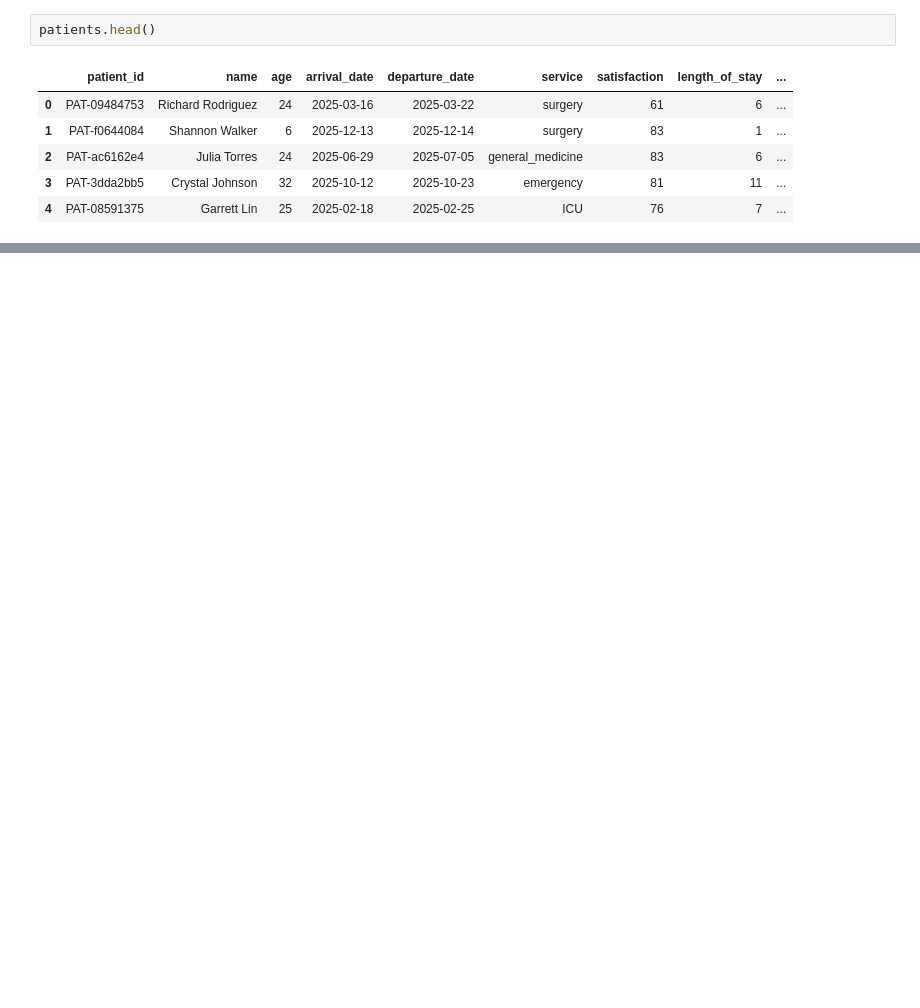
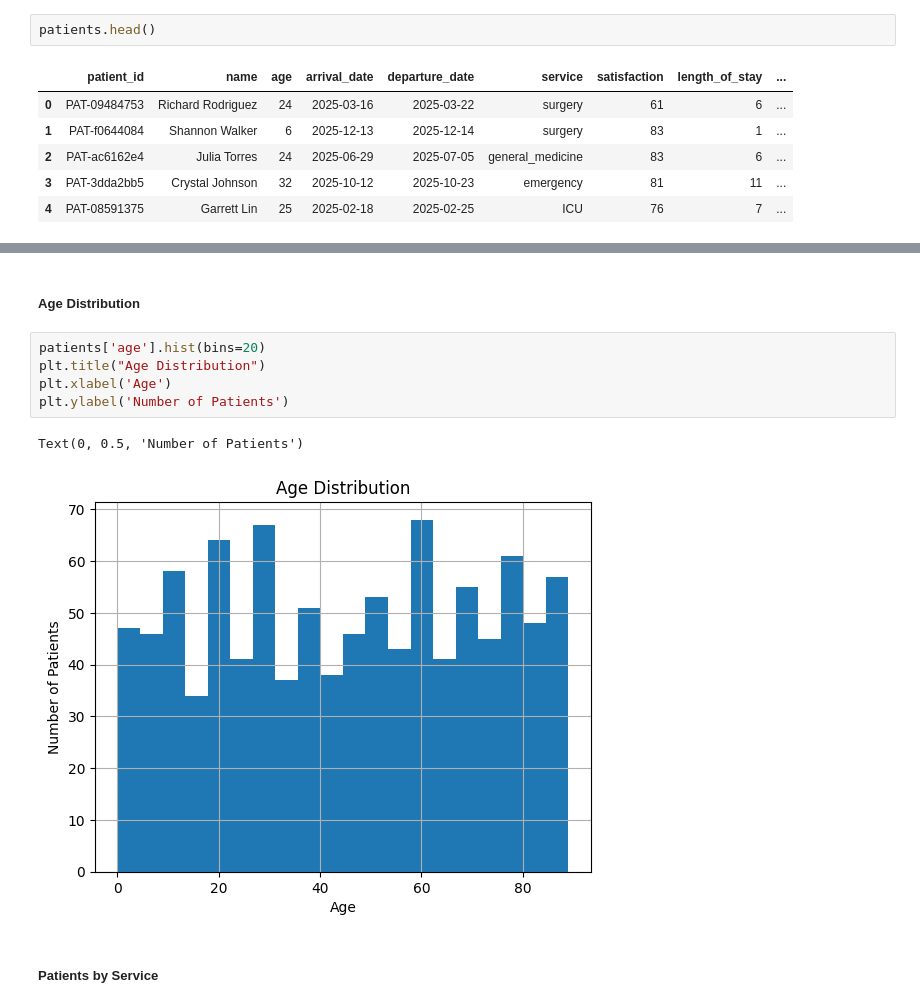
Before and after one commit to Alive-Peterson/myprojects, a Jupyter notebook: health_care/hospital_bed_occupancy_and_resource_utilization/eda_notebook.ipynb, the cells around one changed output, grey strips where cells are left out. Saved outputs shown, nothing was run; the diff lists cells and outputs as text; blank space fills up the shorter version.

```diff
--- a/health_care/hospital_bed_occupancy_and_resource_utilization/eda_notebook.ipynb
+++ b/health_care/hospital_bed_occupancy_and_resource_utilization/eda_notebook.ipynb
@@ -20,0 +35,12 @@ patients.head()
+# %% [markdown]
+##### Age Distribution
+# %%
+patients['age'].hist(bins=20)
+plt.title("Age Distribution")
+plt.xlabel('Age')
+plt.ylabel('Number of Patients')
+# %% [output]
+Text(0, 0.5, 'Number of Patients')
+[figure, added]
+# %% [markdown]
+##### Patients by Service
```
Also changed, not shown: parts of 5 cells of this notebook.
